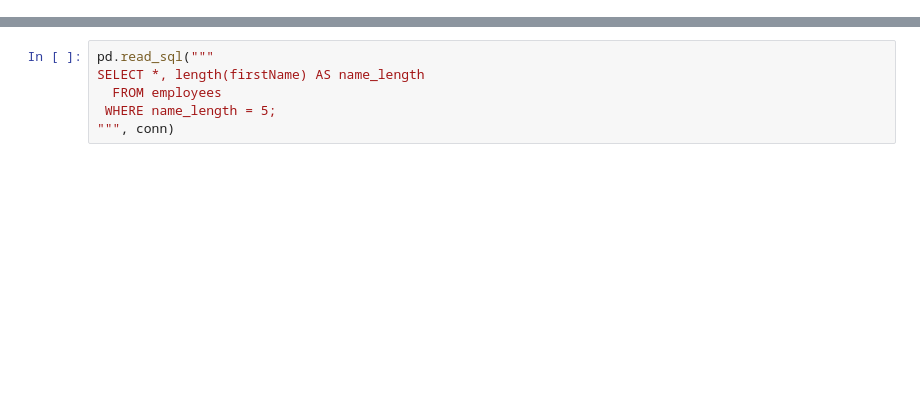
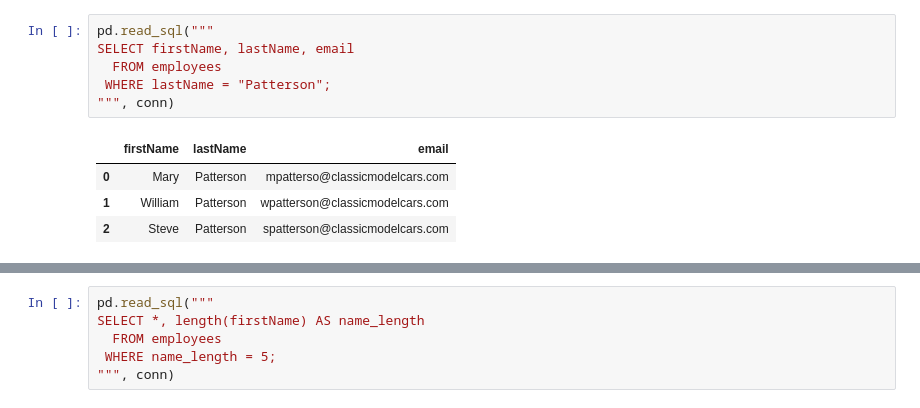
Before and after one commit to learn-co-curriculum/dsc-filtering-v2-4, a Jupyter notebook: index.ipynb, the cells around one changed output, grey strips where cells are left out. Drawn from its saved outputs; the diff is of its cells as text; blank space fills up the shorter version.

```diff
--- a/index.ipynb
+++ b/index.ipynb
@@ -454,0 +94,11 @@ If we wanted to select all employees with 5 letters in their first name, that wo
+# %%
+pd.read_sql("""
+SELECT firstName, lastName, email
+  FROM employees
+ WHERE lastName = "Patterson";
+""", conn)
+# %% [output]
+|  | firstName | lastName | email |
+| 0 | Mary | Patterson | mpatterso@classicmodelcars.com |
+| 1 | William | Patterson | wpatterson@classicmodelcars.com |
+| 2 | Steve | Patterson | spatterson@classicmodelcars.com |
```
Also changed, not shown: parts of 88 cells of this notebook, 2 other files.
